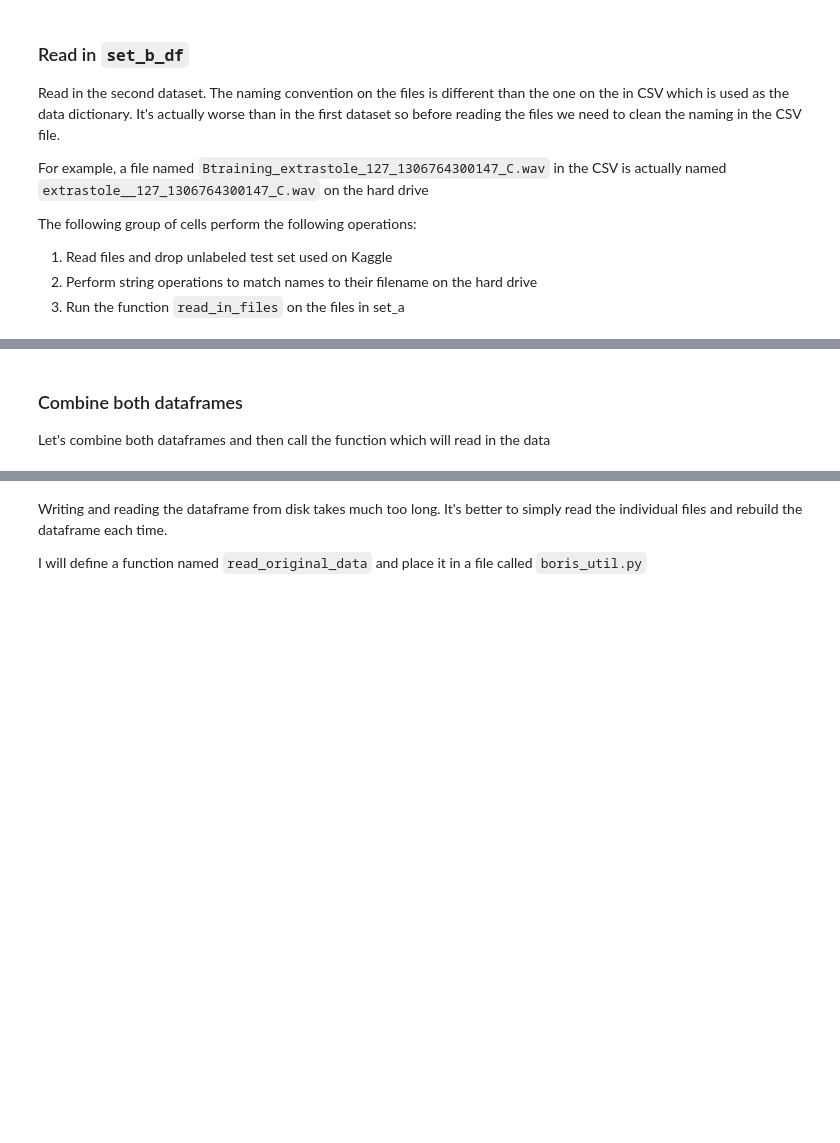
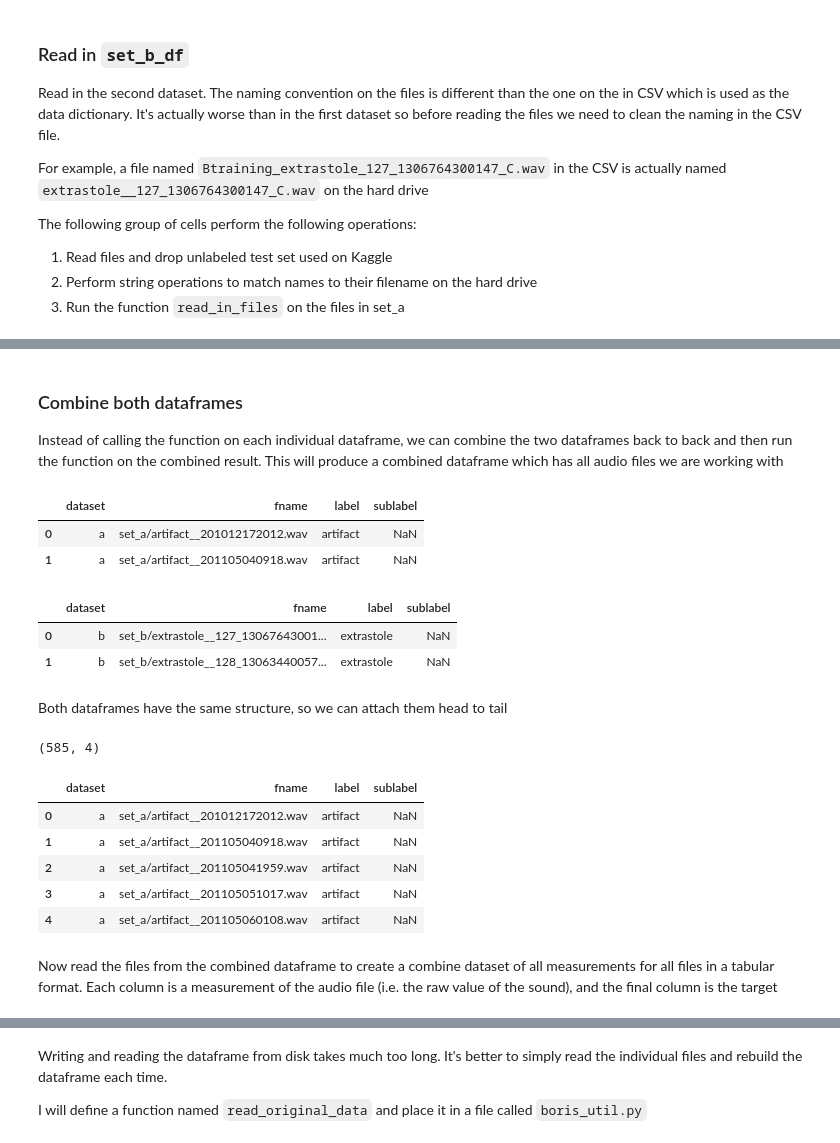
Before and after one commit to bshabashFD/Heart-Abnormalities-ML, a Jupyter notebook: Data Cleaning.ipynb, the cells around one changed output, grey strips where cells are left out. Drawn from its saved outputs; the diff is of its cells as text; code cells hidden in the pictures; blank space fills up the shorter version.

```diff
--- a/Data Cleaning.ipynb
+++ b/Data Cleaning.ipynb
@@ -124,16 +164,39 @@ set_b_as_number_df.head()
-# %% [markdown]
-### Combine both dataframes
-
-Let's combine both dataframes and then call the function which will read in the data
+# %% [markdown]
+### Combine both dataframes
+
+Instead of calling the function on each individual dataframe, we can combine the two dataframes back to back and then run the function on the combined result. This will produce a combined dataframe which has all audio files we are working with
 # %%
-set_a_df.head()
+set_a_df.head(2)
+# %% [output]
+|  | dataset | fname | label | sublabel |
+| 0 | a | set_a/artifact__201012172012.wav | artifact | NaN |
+| 1 | a | set_a/artifact__201105040918.wav | artifact | NaN |
 # %%
-set_b_df.head()
+set_b_df.head(2)
+# %% [output]
+|  | dataset | fname | label | sublabel |
+| 0 | b | set_b/extrastole__127_13067643001... | extrastole | NaN |
+| 1 | b | set_b/extrastole__128_13063440057... | extrastole | NaN |
+# %% [markdown]
+Both dataframes have the same structure, so we can attach them head to tail
 # %%
+# Combine the dataframes
 combined_df = pd.concat([set_a_df, set_b_df], axis=0)
-combined_df = combined_df.reset_index().drop('index', axis=1)
+
+# Reset the index and then drop the old index
+combined_df = combined_df.reset_index(drop=True)
 print(combined_df.shape)
 combined_df.head()
+# %% [output]
+(585, 4)
+|  | dataset | fname | label | sublabel |
+| 0 | a | set_a/artifact__201012172012.wav | artifact | NaN |
+| 1 | a | set_a/artifact__201105040918.wav | artifact | NaN |
+| 2 | a | set_a/artifact__201105041959.wav | artifact | NaN |
+| 3 | a | set_a/artifact__201105051017.wav | artifact | NaN |
+| 4 | a | set_a/artifact__201105060108.wav | artifact | NaN |
+# %% [markdown]
+Now read the files from the combined dataframe to create a combine dataset of all measurements for all files in a tabular format. Each column is a measurement of the audio file (i.e. the raw value of the sound), and the final column is the target
 # %%
 combined_as_number_df = read_in_files(combined_df)
 combined_as_number_df.head()
```
Also changed, not shown: parts of 8 cells of this notebook, 1 other file.
